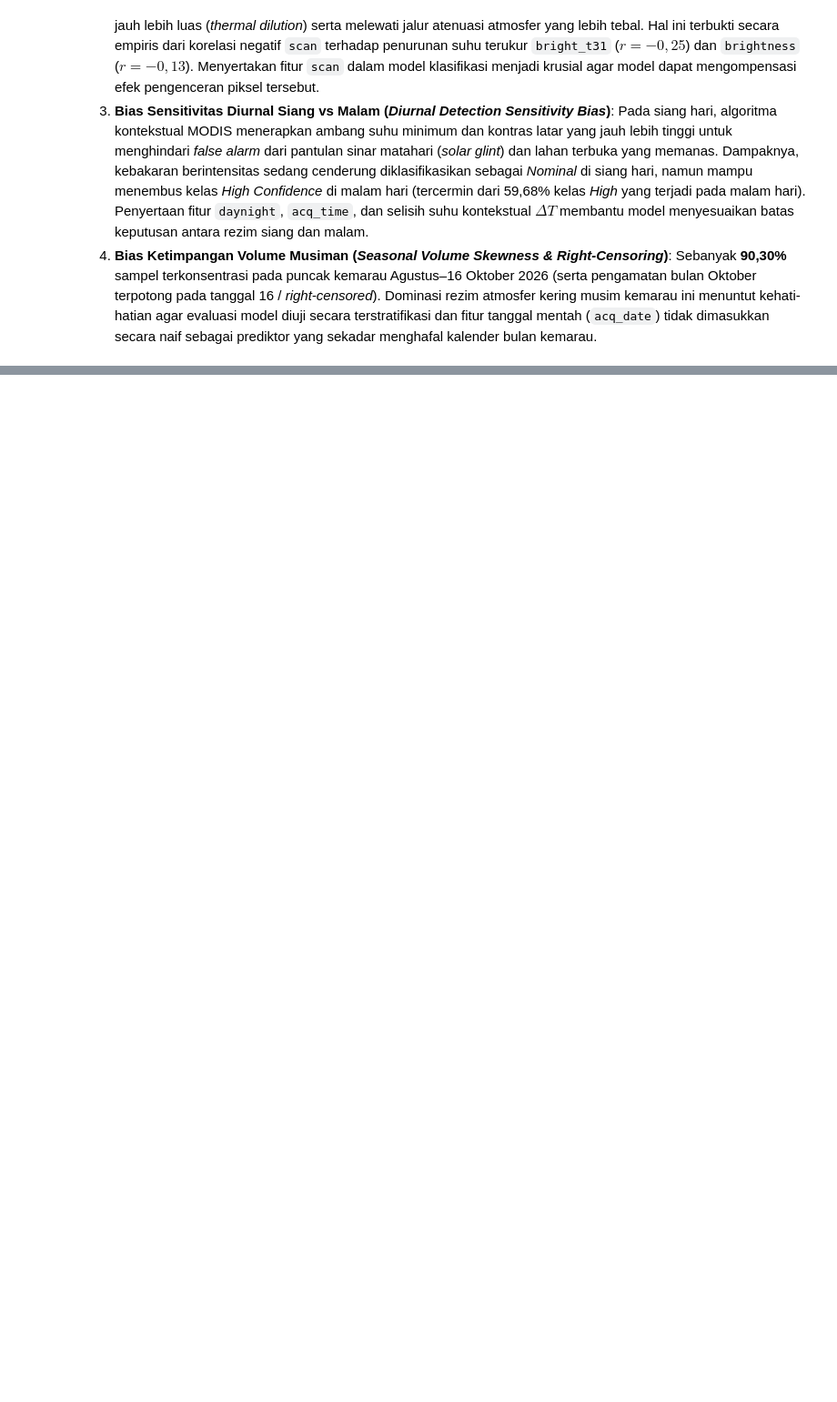
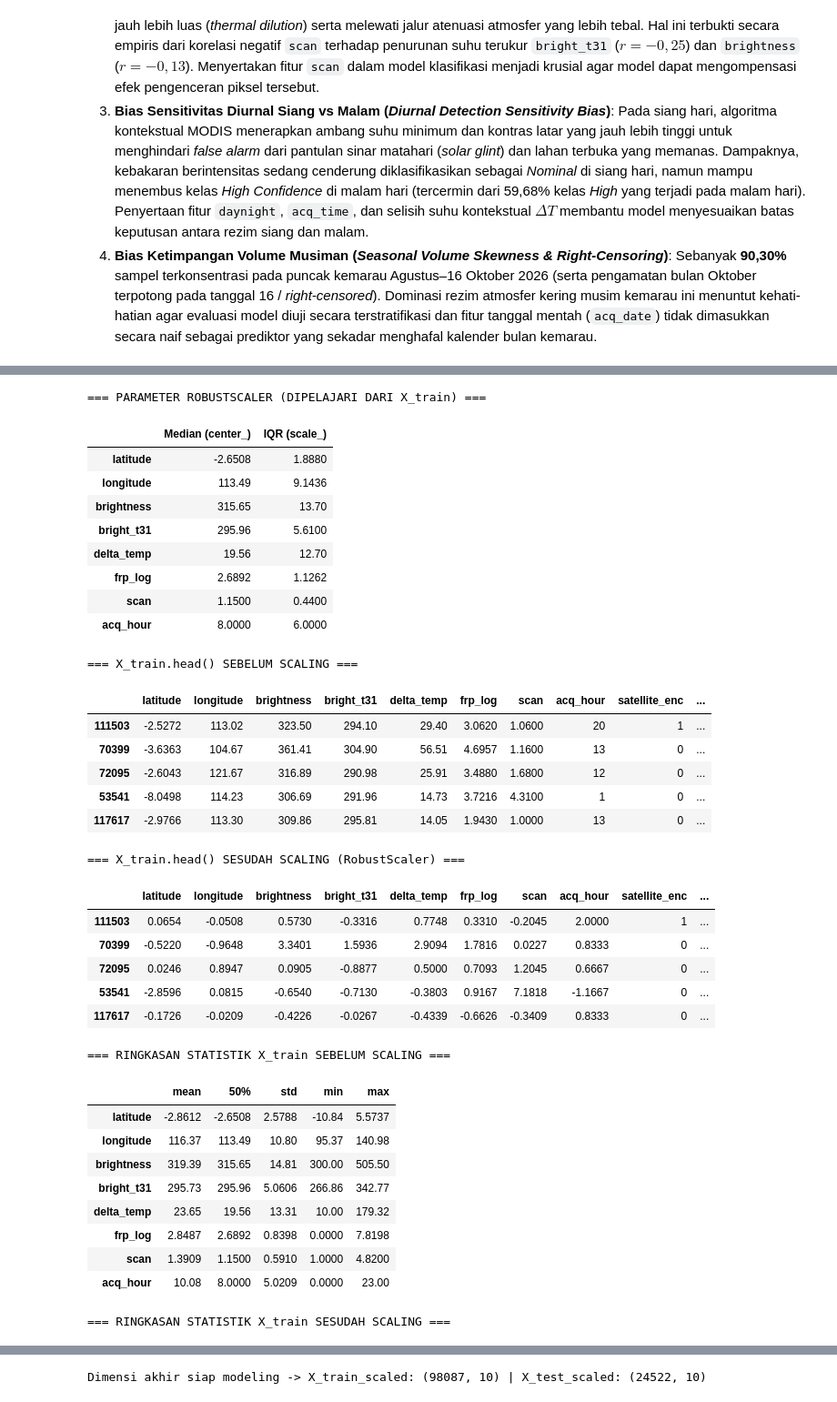
Before and after one commit to Indranaufalf/6_DataScience_IF-A, a Jupyter notebook: Laporan_UTS_EDA_Hotspot_NASA_FIRMS_2026.ipynb, the cells around one changed output, grey strips where cells are left out. Shown at 91% size. Cells and saved outputs as stored; diff of their text form; code cells hidden in the pictures; blank space fills up the shorter version.

```diff
--- a/Laporan_UTS_EDA_Hotspot_NASA_FIRMS_2026.ipynb
+++ b/Laporan_UTS_EDA_Hotspot_NASA_FIRMS_2026.ipynb
@@ -668,0 +990,12 @@ Meskipun representatif secara makro, mekanisme akuisisi sensor optik-termal MODI
+# %%
+df_prep['satellite_enc'] = df_prep['satellite'].map({'Aqua': 1, 'Terra': 0})
+df_prep['daynight_enc'] = df_prep['daynight'].map({'N': 1, 'D': 0})
+
+target_map = {'Low (<30%)': 0, 'Nominal (30%–79%)': 1, 'High (80%–100%)': 2}
+df_prep['target_class'] = df_prep['conf_cat'].map(target_map).astype(int)
+
+for source_col, encoded_col in [('satellite', 'satellite_enc'), ('daynight', 'daynight_enc'), ('conf_cat', 'target_class')]:
+    mapping_table = df_prep.groupby([source_col, encoded_col], observed=True).size().rename('Jumlah Baris').reset_index()
+    display(mapping_table)
+
+print(f"Jumlah nilai kosong hasil encoding : {df_prep[['satellite_enc', 'daynight_enc', 'target_class']].isnull().sum().sum()}")
@@ -668,0 +1065,63 @@ Meskipun representatif secara makro, mekanisme akuisisi sensor optik-termal MODI
+# %%
+from sklearn.preprocessing import RobustScaler
+
+num_features = ['latitude', 'longitude', 'brightness', 'bright_t31', 'delta_temp', 'frp_log', 'scan', 'acq_hour']
+
+scaler = RobustScaler()
+X_train_scaled = X_train.copy()
+X_test_scaled = X_test.copy()
+X_train_scaled[num_features] = scaler.fit_transform(X_train[num_features])
+X_test_scaled[num_features] = scaler.transform(X_test[num_features])
+
+scaler_params = pd.DataFrame({'Median (center_)': scaler.center_, 'IQR (scale_)': scaler.scale_}, index=num_features).round(4)
+print("=== PARAMETER ROBUSTSCALER (DIPELAJARI DARI X_train) ===")
+display(scaler_params)
+
+print("=== X_train.head() SEBELUM SCALING ===")
+display(X_train.head())
+print("=== X_train.head() SESUDAH SCALING (RobustScaler) ===")
+display(X_train_scaled.head())
+
+describe_cols = ['mean', '50%', 'std', 'min', 'max']
+print("=== RINGKASAN STATISTIK X_train SEBELUM SCALING ===")
+display(X_train[num_features].describe().T[describe_cols].round(4))
+print("=== RINGKASAN STATISTIK X_train SESUDAH SCALING ===")
+display(X_train_scaled[num_features].describe().T[describe_cols].round(4))
+
+print(f"Dimensi akhir siap modeling -> X_train_scaled: {X_train_scaled.shape} | X_test_scaled: {X_test_scaled.shape}")
+# %% [output]
+=== PARAMETER ROBUSTSCALER (DIPELAJARI DARI X_train) ===
+|  | Median (center_) | IQR (scale_) |
+| latitude | -2.6508 | 1.8880 |
+| longitude | 113.49 | 9.1436 |
+| brightness | 315.65 | 13.70 |
+| bright_t31 | 295.96 | 5.6100 |
+| delta_temp | 19.56 | 12.70 |
+| frp_log | 2.6892 | 1.1262 |
+| scan | 1.1500 | 0.4400 |
+| acq_hour | 8.0000 | 6.0000 |
+=== X_train.head() SEBELUM SCALING ===
+|  | latitude | longitude | brightness | bright_t31 | delta_temp | frp_log | scan | acq_hour | satellite_enc | ... |
+| 111503 | -2.5272 | 113.02 | 323.50 | 294.10 | 29.40 | 3.0620 | 1.0600 | 20 | 1 | ... |
+| 70399 | -3.6363 | 104.67 | 361.41 | 304.90 | 56.51 | 4.6957 | 1.1600 | 13 | 0 | ... |
+| 72095 | -2.6043 | 121.67 | 316.89 | 290.98 | 25.91 | 3.4880 | 1.6800 | 12 | 0 | ... |
+| 53541 | -8.0498 | 114.23 | 306.69 | 291.96 | 14.73 | 3.7216 | 4.3100 | 1 | 0 | ... |
+| 117617 | -2.9766 | 113.30 | 309.86 | 295.81 | 14.05 | 1.9430 | 1.0000 | 13 | 0 | ... |
+=== X_train.head() SESUDAH SCALING (RobustScaler) ===
+|  | latitude | longitude | brightness | bright_t31 | delta_temp | frp_log | scan | acq_hour | satellite_enc | ... |
+| 111503 | 0.0654 | -0.0508 | 0.5730 | -0.3316 | 0.7748 | 0.3310 | -0.2045 | 2.0000 | 1 | ... |
+| 70399 | -0.5220 | -0.9648 | 3.3401 | 1.5936 | 2.9094 | 1.7816 | 0.0227 | 0.8333 | 0 | ... |
+| 72095 | 0.0246 | 0.8947 | 0.0905 | -0.8877 | 0.5000 | 0.7093 | 1.2045 | 0.6667 | 0 | ... |
+| 53541 | -2.8596 | 0.0815 | -0.6540 | -0.7130 | -0.3803 | 0.9167 | 7.1818 | -1.1667 | 0 | ... |
+| 117617 | -0.1726 | -0.0209 | -0.4226 | -0.0267 | -0.4339 | -0.6626 | -0.3409 | 0.8333 | 0 | ... |
+=== RINGKASAN STATISTIK X_train SEBELUM SCALING ===
+|  | mean | 50% | std | min | max |
+| latitude | -2.8612 | -2.6508 | 2.5788 | -10.84 | 5.5737 |
+| longitude | 116.37 | 113.49 | 10.80 | 95.37 | 140.98 |
+| brightness | 319.39 | 315.65 | 14.81 | 300.00 | 505.50 |
+| bright_t31 | 295.73 | 295.96 | 5.0606 | 266.86 | 342.77 |
+| delta_temp | 23.65 | 19.56 | 13.31 | 10.00 | 179.32 |
+| frp_log | 2.8487 | 2.6892 | 0.8398 | 0.0000 | 7.8198 |
+| scan | 1.3909 | 1.1500 | 0.5910 | 1.0000 | 4.8200 |
+| acq_hour | 10.08 | 8.0000 | 5.0209 | 0.0000 | 23.00 |
+=== RINGKASAN STATISTIK X_train SESUDAH SCALING ===
@@ -668,0 +1137 @@ Meskipun representatif secara makro, mekanisme akuisisi sensor optik-termal MODI
+Dimensi akhir siap modeling -> X_train_scaled: (98087, 10) | X_test_scaled: (24522, 10)
```
Also changed, not shown: parts of 53 cells of this notebook.
